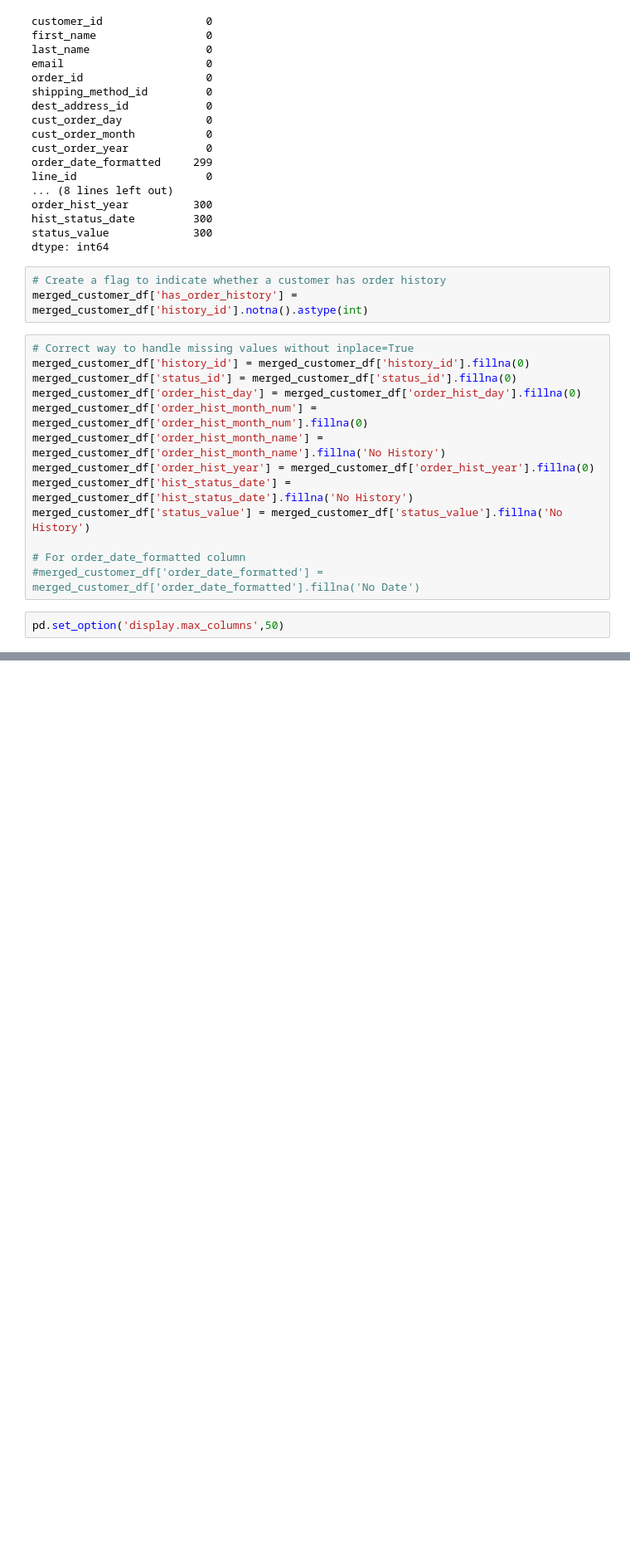
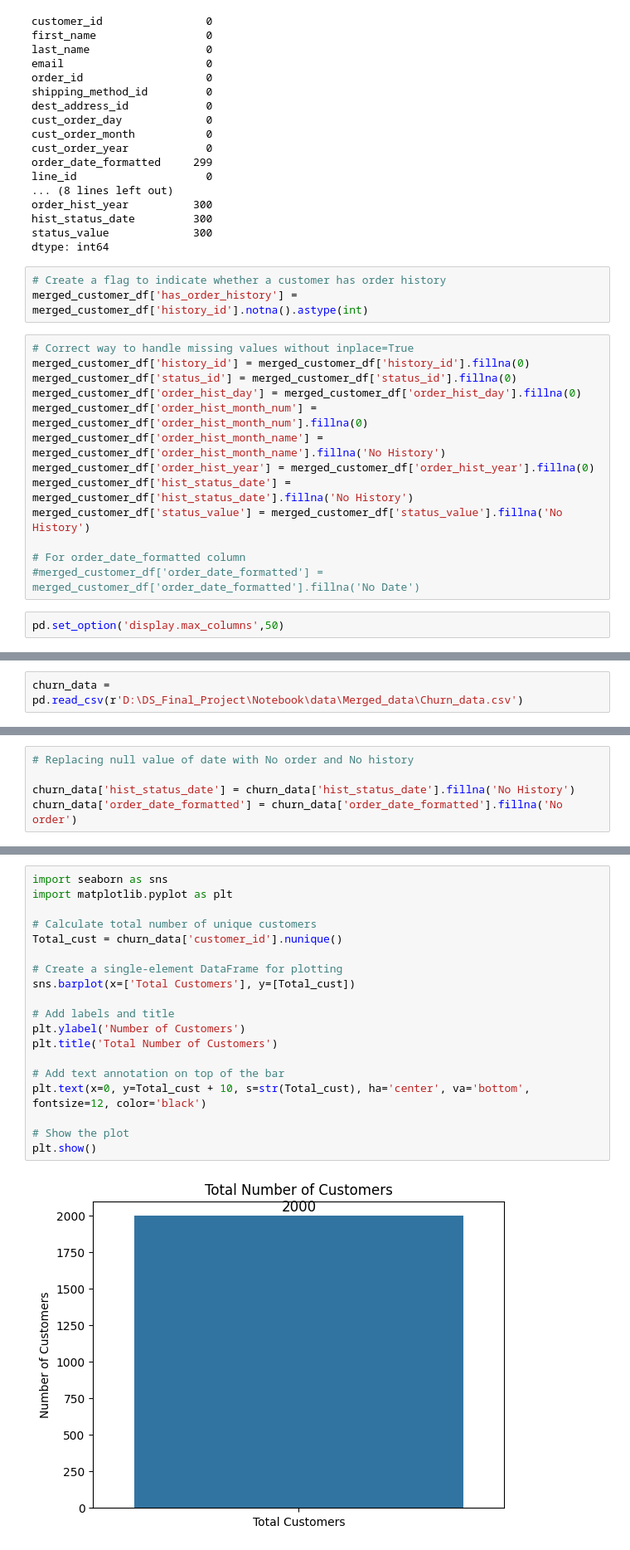
Before and after one commit to Ranjith-DS/DS_Final_Project_01, a Jupyter notebook: Notebook/EDA01.ipynb, the cells around one changed output, grey strips where cells are left out. Shown: that part at 83% size. Drawn from its saved outputs; the diff is of its cells as text; blank space fills up the shorter version.

```diff
--- a/Notebook/EDA01.ipynb
+++ b/Notebook/EDA01.ipynb
@@ -639,0 +680,2 @@ pd.set_option('display.max_columns',50)
+# %%
+churn_data = pd.read_csv(r'D:\DS_Final_Project\Notebook\data\Merged_data\Churn_data.csv')
@@ -639,0 +702,5 @@ pd.set_option('display.max_columns',50)
+# %%
+# Replacing null value of date with No order and No history
+
+churn_data['hist_status_date'] = churn_data['hist_status_date'].fillna('No History')
+churn_data['order_date_formatted'] = churn_data['order_date_formatted'].fillna('No order')
@@ -639,0 +718,21 @@ pd.set_option('display.max_columns',50)
+# %%
+import seaborn as sns
+import matplotlib.pyplot as plt
+
+# Calculate total number of unique customers
+Total_cust = churn_data['customer_id'].nunique()
+
+# Create a single-element DataFrame for plotting
+sns.barplot(x=['Total Customers'], y=[Total_cust])
+
+# Add labels and title
+plt.ylabel('Number of Customers')
+plt.title('Total Number of Customers')
+
+# Add text annotation on top of the bar
+plt.text(x=0, y=Total_cust + 10, s=str(Total_cust), ha='center', va='bottom', fontsize=12, color='black')
+
+# Show the plot
+plt.show()
+# %% [output]
+[figure, added]
```
Also changed, not shown: parts of 17 cells of this notebook, 2 other files.
